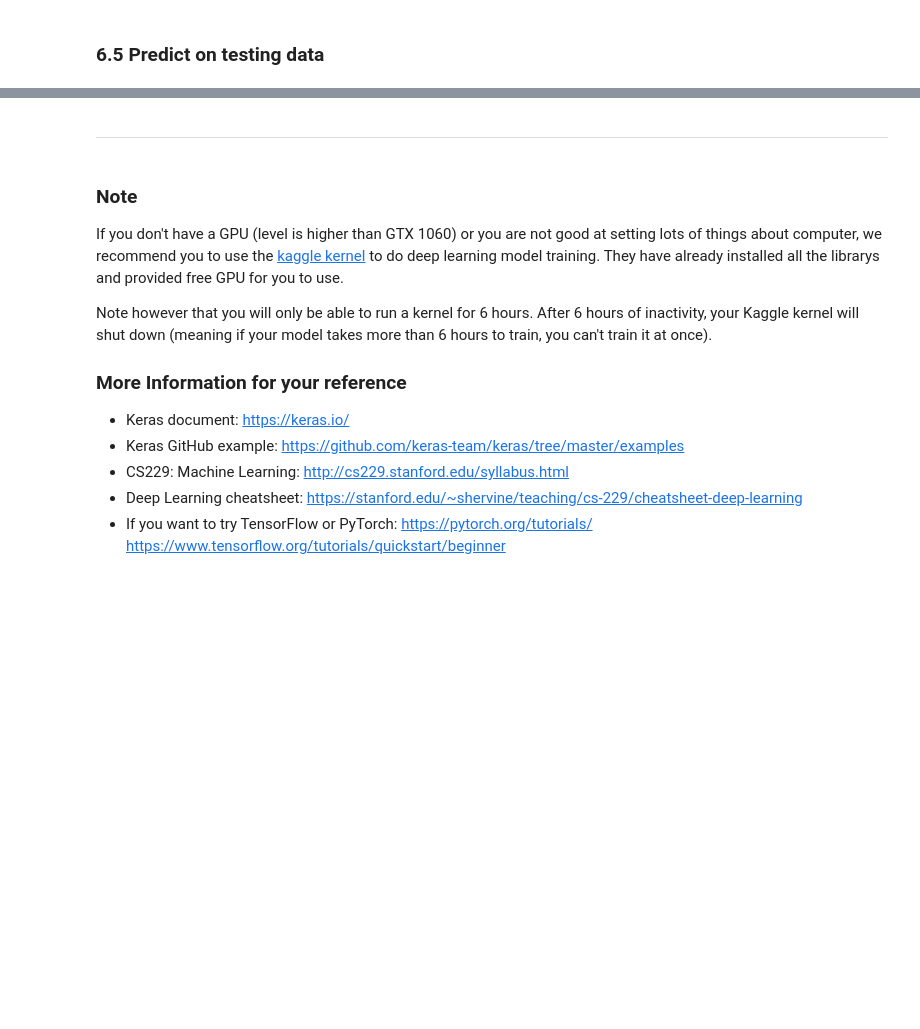
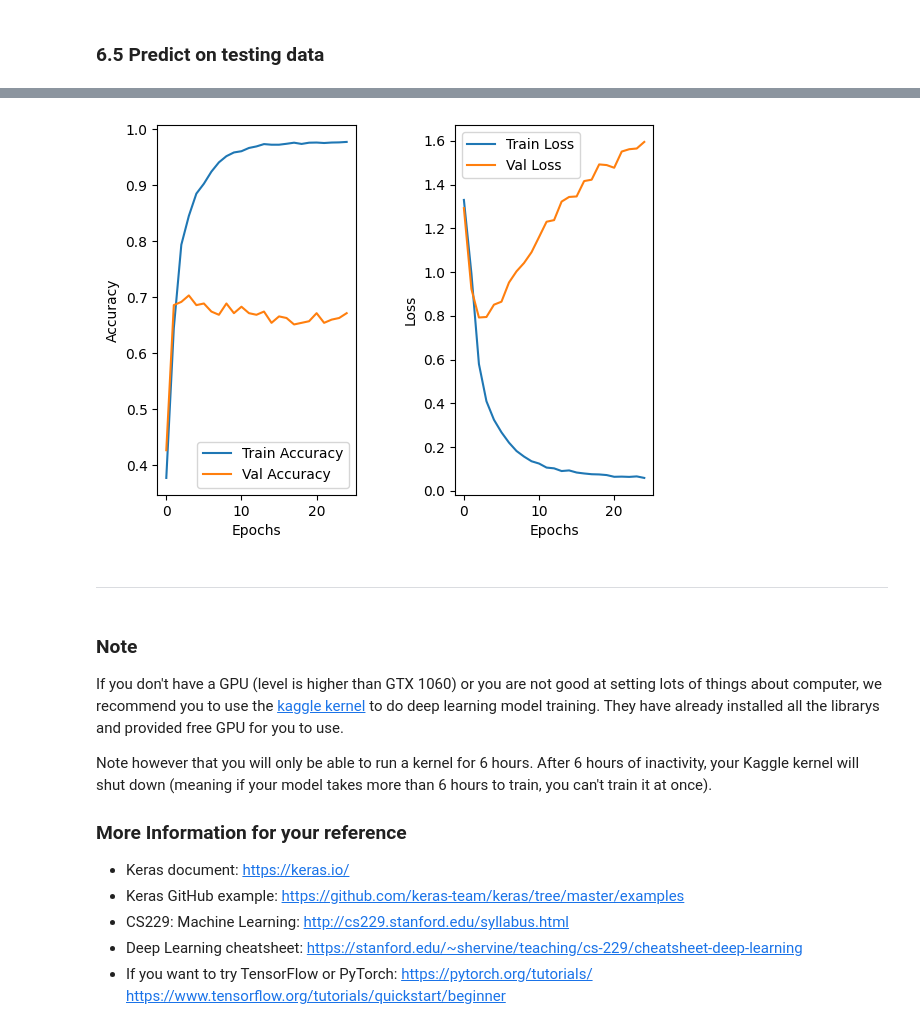
Before and after one commit to hsiaoping-nthu/DM2022-Lab2-Master, a Jupyter notebook: DM2022-Lab2-Master.ipynb, the cells around one changed output, grey strips where cells are left out. Cells and saved outputs as stored; diff of their text form; code cells hidden in the pictures; blank space fills up the shorter version.

```diff
--- a/DM2022-Lab2-Master.ipynb
+++ b/DM2022-Lab2-Master.ipynb
@@ -702,3 +779,26 @@ Plot the Training and Validation Accuracy and Loss (different plots), just like
+# %%
+# Answer here
+import matplotlib.pyplot as plt
+%matplotlib inline
+
+plt.subplot(1, 2, 1)
+plt.plot(training_log.epoch, training_log.accuracy, label = 'Train Accuracy')
+plt.plot(training_log.epoch, training_log.val_accuracy, label = 'Val Accuracy')
+plt.xlabel("Epochs")
+plt.ylabel("Accuracy")
+plt.legend()
+
+plt.subplot(1, 2, 2)
+plt.plot(training_log.epoch, training_log.loss, label = 'Train Loss')
+plt.plot(training_log.epoch, training_log.val_loss, label = 'Val Loss')
+plt.xlabel("Epochs")
+plt.ylabel("Loss")
+plt.legend()
+
+plt.subplots_adjust(hspace=0.5, wspace=0.5)  # adjust subplot position
+plt.show()
+# %% [output]
+[figure, added]
 # %% [markdown]
 ---
 # %% [markdown]
```
Also changed, not shown: parts of 32 cells of this notebook, 1 other file.
